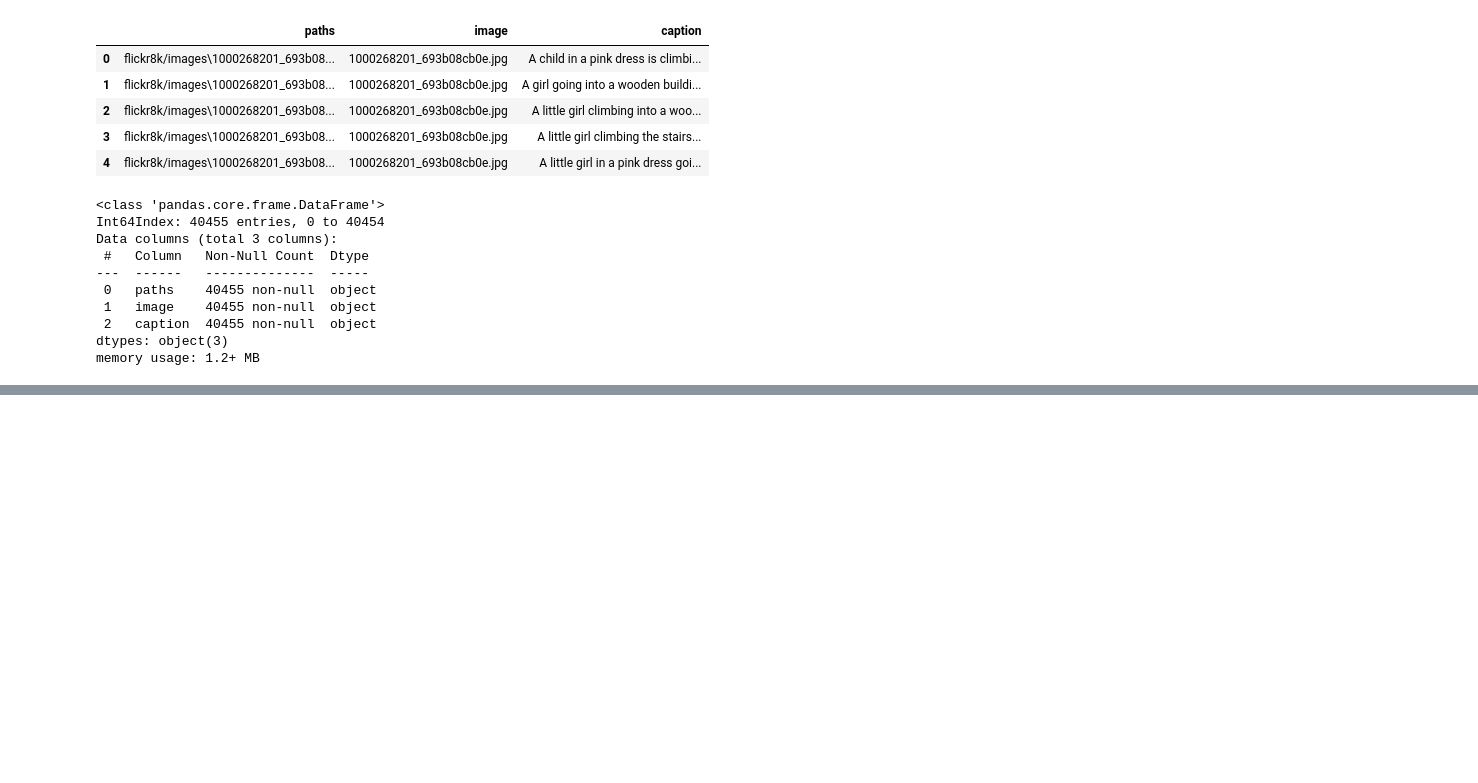
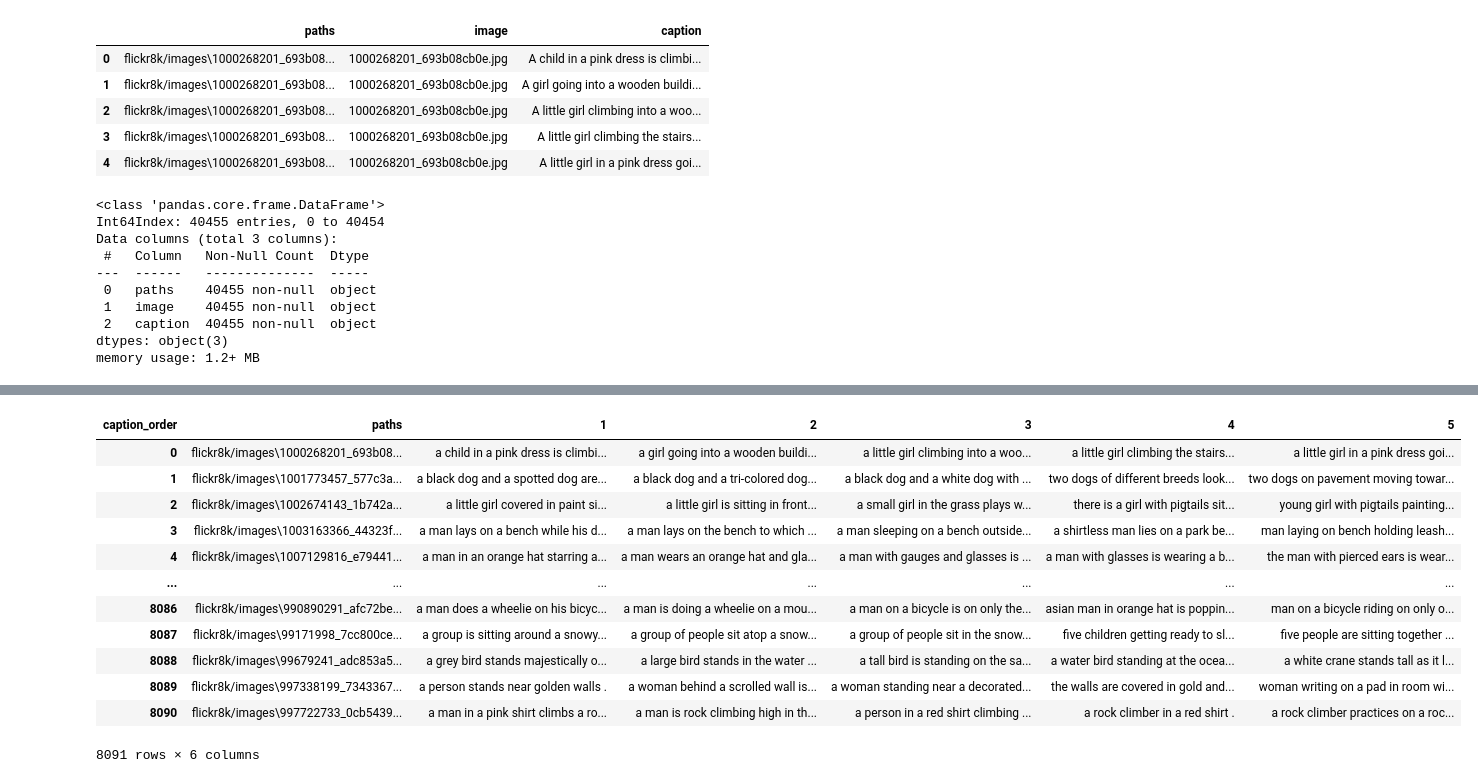
Before and after one commit to ananyachattoraj/capstone, a Jupyter notebook: EDA.ipynb, the cells around one changed output, grey strips where cells are left out. Cells and saved outputs as stored; diff of their text form; code cells hidden in the pictures; blank space fills up the shorter version.

```diff
--- a/EDA.ipynb
+++ b/EDA.ipynb
@@ -155,0 +205,3 @@ mergeddf.to_pickle('image_captions')
+# %%
+groupeddf= mergeddf[['paths', 'prepped_caption']]
+groupeddf.head()
@@ -155,0 +215,3 @@ mergeddf.to_pickle('image_captions')
+# %%
+groupeddf['caption_order'] = groupeddf.groupby(['paths']).cumcount()+1
+groupeddf
@@ -155,0 +237,18 @@ mergeddf.to_pickle('image_captions')
+# %%
+groupeddf = groupeddf.pivot(index='paths', columns='caption_order', values='prepped_caption').reset_index()
+# %%
+groupeddf
+# %% [output]
+| caption_order | paths | 1 | 2 | 3 | 4 | 5 |
+| 0 | flickr8k/images\1000268201_693b08... | a child in a pink dress is climbi... | a girl going into a wooden buildi... | a little girl climbing into a woo... | a little girl climbing the stairs... | a little girl in a pink dress goi... |
+| 1 | flickr8k/images\1001773457_577c3a... | a black dog and a spotted dog are... | a black dog and a tri-colored dog... | a black dog and a white dog with ... | two dogs of different breeds look... | two dogs on pavement moving towar... |
+| 2 | flickr8k/images\1002674143_1b742a... | a little girl covered in paint si... | a little girl is sitting in front... | a small girl in the grass plays w... | there is a girl with pigtails sit... | young girl with pigtails painting... |
+| 3 | flickr8k/images\1003163366_44323f... | a man lays on a bench while his d... | a man lays on the bench to which ... | a man sleeping on a bench outside... | a shirtless man lies on a park be... | man laying on bench holding leash... |
+| 4 | flickr8k/images\1007129816_e79441... | a man in an orange hat starring a... | a man wears an orange hat and gla... | a man with gauges and glasses is ... | a man with glasses is wearing a b... | the man with pierced ears is wear... |
+| ... | ... | ... | ... | ... | ... | ... |
+| 8086 | flickr8k/images\990890291_afc72be... | a man does a wheelie on his bicyc... | a man is doing a wheelie on a mou... | a man on a bicycle is on only the... | asian man in orange hat is poppin... | man on a bicycle riding on only o... |
+| 8087 | flickr8k/images\99171998_7cc800ce... | a group is sitting around a snowy... | a group of people sit atop a snow... | a group of people sit in the snow... | five children getting ready to sl... | five people are sitting together ... |
+| 8088 | flickr8k/images\99679241_adc853a5... | a grey bird stands majestically o... | a large bird stands in the water ... | a tall bird is standing on the sa... | a water bird standing at the ocea... | a white crane stands tall as it l... |
+| 8089 | flickr8k/images\997338199_7343367... | a person stands near golden walls . | a woman behind a scrolled wall is... | a woman standing near a decorated... | the walls are covered in gold and... | woman writing on a pad in room wi... |
+| 8090 | flickr8k/images\997722733_0cb5439... | a man in a pink shirt climbs a ro... | a man is rock climbing high in th... | a person in a red shirt climbing ... | a rock climber in a red shirt . | a rock climber practices on a roc... |
+8091 rows × 6 columns
```
Also changed, not shown: parts of 12 cells of this notebook, 1 other file.
